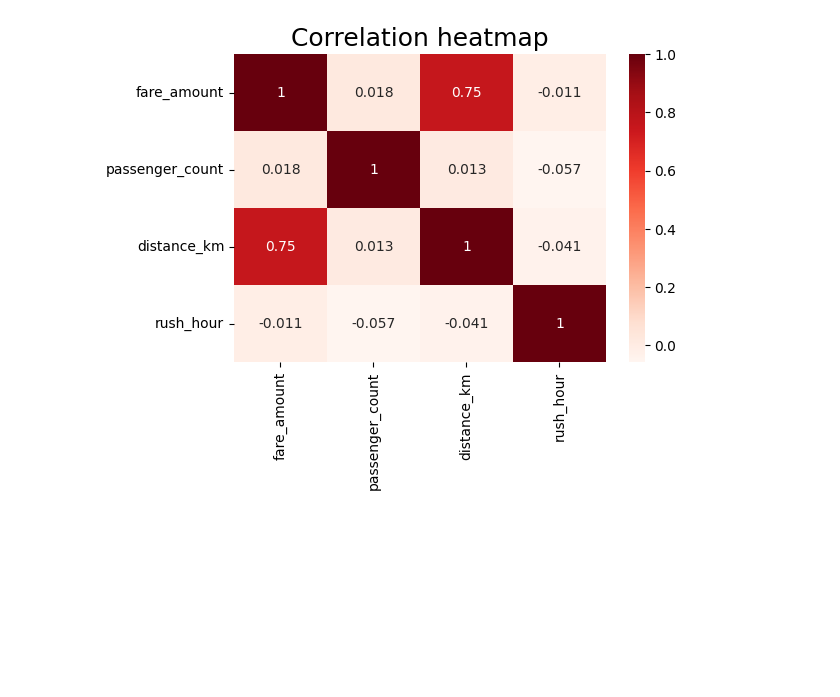
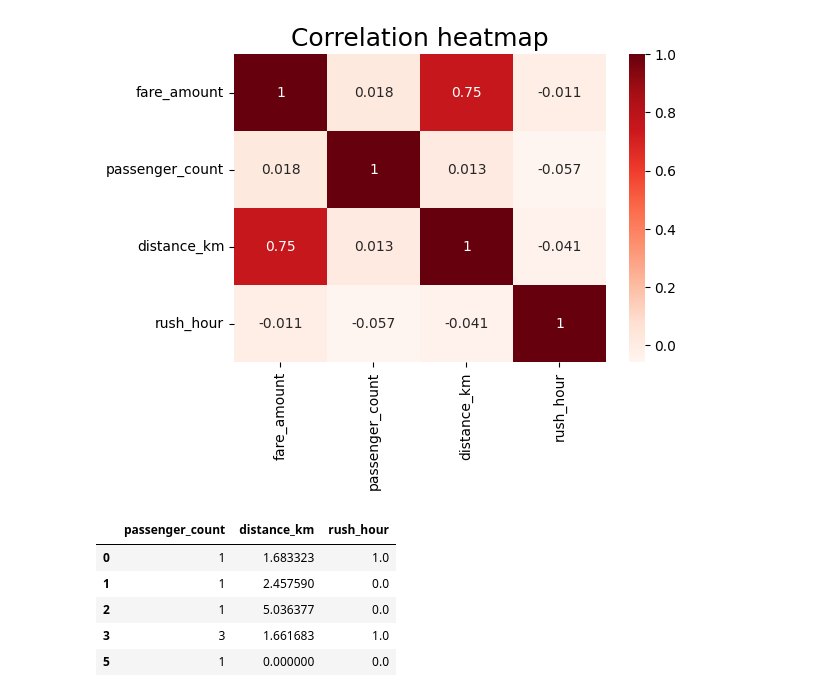
Before and after one commit to rashidulhaq-coding/data-analysis, a Jupyter notebook: uber-taxi-fares.ipynb, the cells around one changed output. Saved outputs shown, nothing was run; the diff lists cells and outputs as text; code cells hidden in the pictures; blank space fills up the shorter version.

```diff
--- a/uber-taxi-fares.ipynb
+++ b/uber-taxi-fares.ipynb
@@ -700,3 +700,17 @@ plt.title('Correlation heatmap',
 plt.show()
 # %% [output]
 [figure]
+# %%
+X = df2.drop(columns=['fare_amount'])
+
+# Set y variable
+y = df2[['fare_amount']]
+# %%
+X.head()
+# %% [output]
+|  | passenger_count | distance_km | rush_hour |
+| 0 | 1 | 1.683323 | 1.0 |
+| 1 | 1 | 2.457590 | 0.0 |
+| 2 | 1 | 5.036377 | 0.0 |
+| 3 | 3 | 1.661683 | 1.0 |
+| 5 | 1 | 0.000000 | 0.0 |
```
Also changed, not shown: parts of 15 cells of this notebook.
